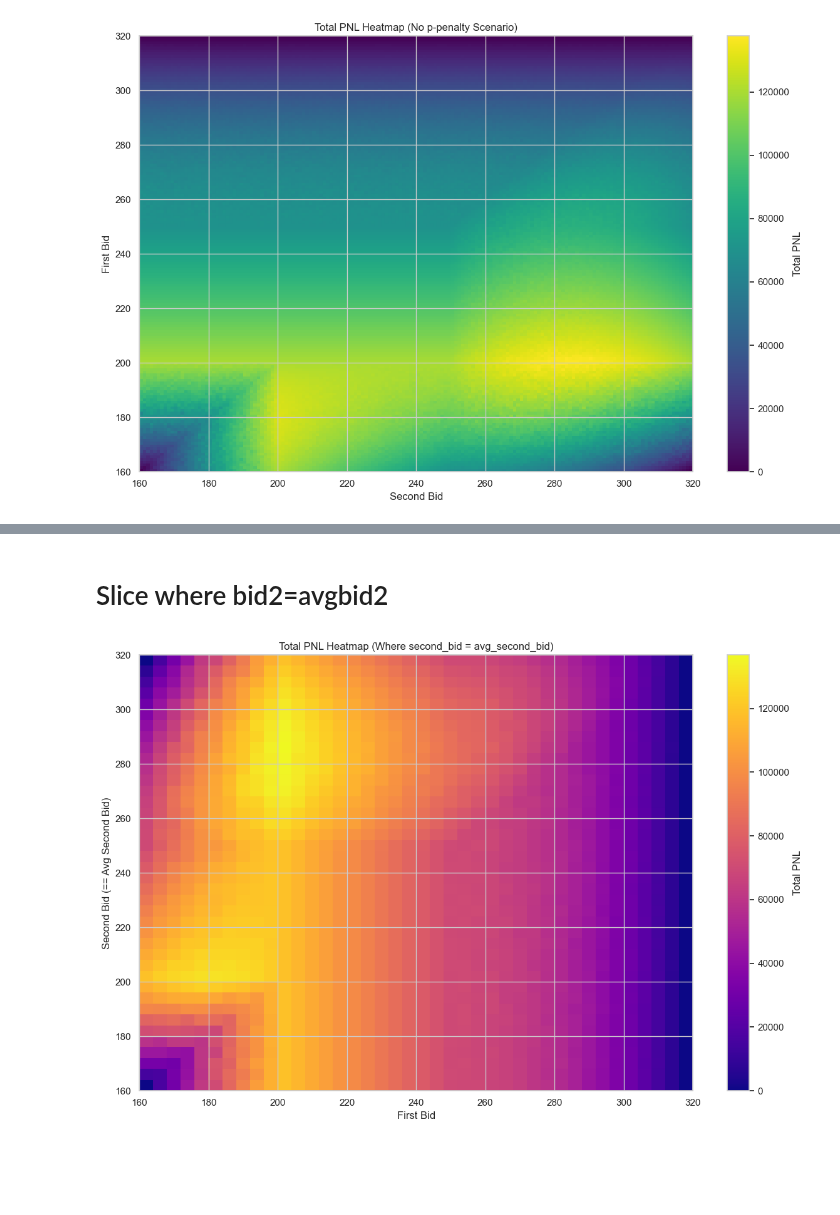
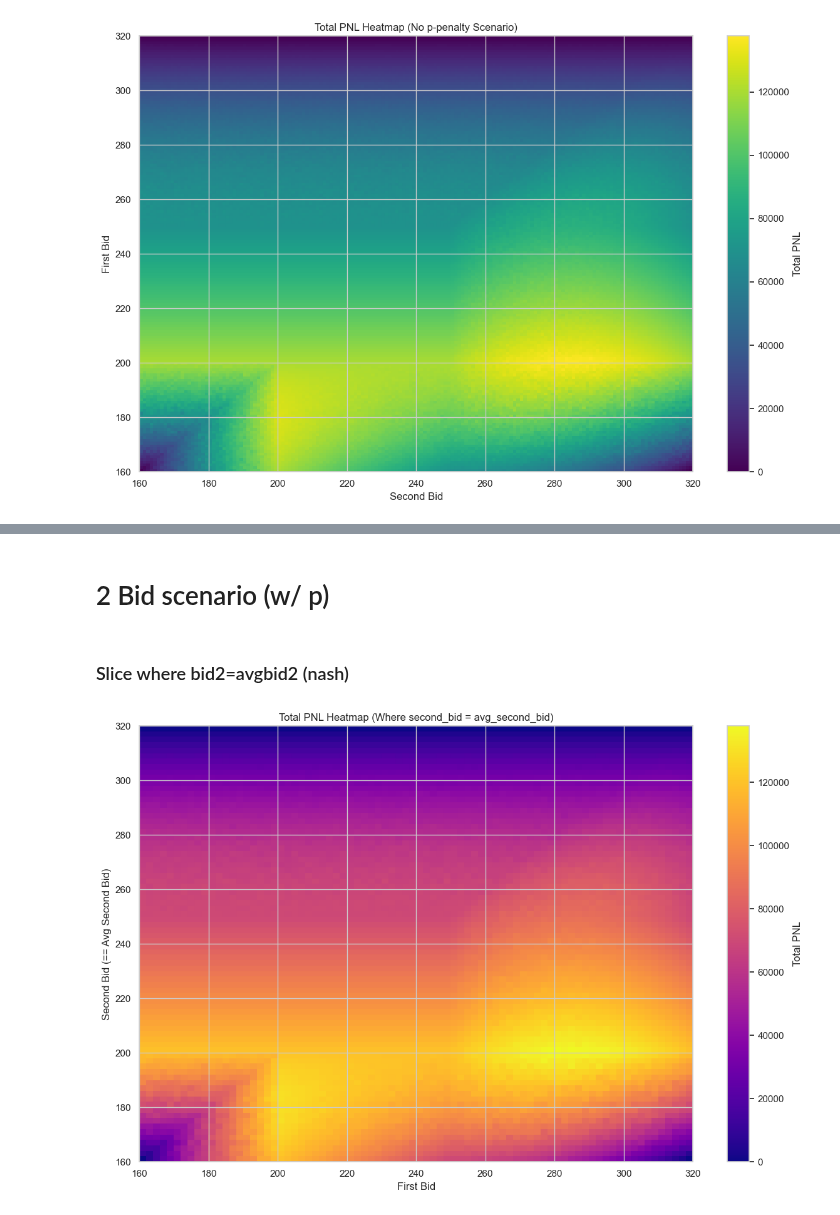
Before and after one commit to chrispyroberts/imc-prosperity-3, a Jupyter notebook: ROUND 3/manualn.ipynb, the cells around one changed output, grey strips where cells are left out. Cells and saved outputs as stored; diff of their text form; code cells hidden in the pictures; blank space fills up the shorter version.

```diff
--- a/ROUND 3/manualn.ipynb
+++ b/ROUND 3/manualn.ipynb
@@ -58,23 +60,11 @@ plt.show()
 # %% [markdown]
 # Two bid scenario (no P)
 # %%
-import numpy as np
-import pandas as pd
-from tqdm import tqdm
-from IPython.display import display
-
 # === Simulation Parameters ===
-N_TURTLES = 2000 # ~ real will be around 2k
 N_SIMULATIONS = 160 # ^2 in this scenario
 
 first_bids = np.linspace(160, 320, N_SIMULATIONS)
 second_bids = np.linspace(160, 320, N_SIMULATIONS)
-
-# === Reserve Price Distribution ===
-def sample_reserve_prices(n):
-    low = np.random.uniform(160, 200, size=n // 2)
-    high = np.random.uniform(250, 320, size=n - n // 2)
-    return np.concatenate([low, high])
 
 # === Monte Carlo Simulation ===
 results = []
@@ -127,22 +138,12 @@ plt.show()
+# %% [markdown]
+# 2 Bid scenario (w/ p)
 # %%
-import numpy as np
-import pandas as pd
-from tqdm import tqdm
-from IPython.display import display
-
 # === Simulation Parameters ===
-N_TURTLES = 2000 # ~ real will be around 2k
-N_SIMULATIONS = 40 # ^3 in this scenario
+N_SIMULATIONS = 80 # ^3 in this scenario
 
 first_bids = np.linspace(160, 320, N_SIMULATIONS)
 second_bids = np.linspace(160, 320, N_SIMULATIONS)
 avg_second_bids = np.linspace(160, 320, N_SIMULATIONS)
-
-# === Reserve Price Distribution ===
-def sample_reserve_prices(n):
-    low = np.random.uniform(160, 200, size=n // 2)
-    high = np.random.uniform(250, 320, size=n - n // 2)
-    return np.concatenate([low, high])
 
 # === Monte Carlo Simulation ===
 results = []
@@ -180,33 +181,33 @@ for sim_1 in tqdm(range(N_SIMULATIONS), desc="Simulating"):
 # Convert results to DataFrame
 df_results_2p = pd.DataFrame(results)
 # %% [markdown]
-# Slice where bid2=avgbid2
+### Slice where bid2=avgbid2 (nash)
 # %%
 # Filter only where second_bid == avg_second_bid
 df_filtered = df_results_2p[np.isclose(df_results_2p["second_bid"], df_results_2p["avg_second_bid"], atol=1e-2)]
 
 # Pivot for heatmap
-pivot_df = df_filtered.pivot(index="second_bid", columns="first_bid", values="Total PNL")
+pivot_df = df_filtered.pivot(index="first_bid", columns="second_bid", values="Total PNL")
 
 # Plot heatmap
 plt.figure(figsize=(12, 8))
 plt.title("Total PNL Heatmap (Where second_bid = avg_second_bid)")
 plt.xlabel("First Bid")
 plt.ylabel("Second Bid (== Avg Second Bid)")
 
 heatmap = plt.imshow(
     pivot_df.values,
     cmap="plasma",
     aspect="auto",
     origin="lower",
     extent=[
         pivot_df.columns.min(), pivot_df.columns.max(),
         pivot_df.index.min(), pivot_df.index.max()
     ]
 )
 
 plt.colorbar(heatmap, label="Total PNL")
 plt.tight_layout()
 plt.show()
 # %% [output]
-[figure, old version]
+[figure, new version]
```
Also changed, not shown: parts of 10 cells of this notebook.
